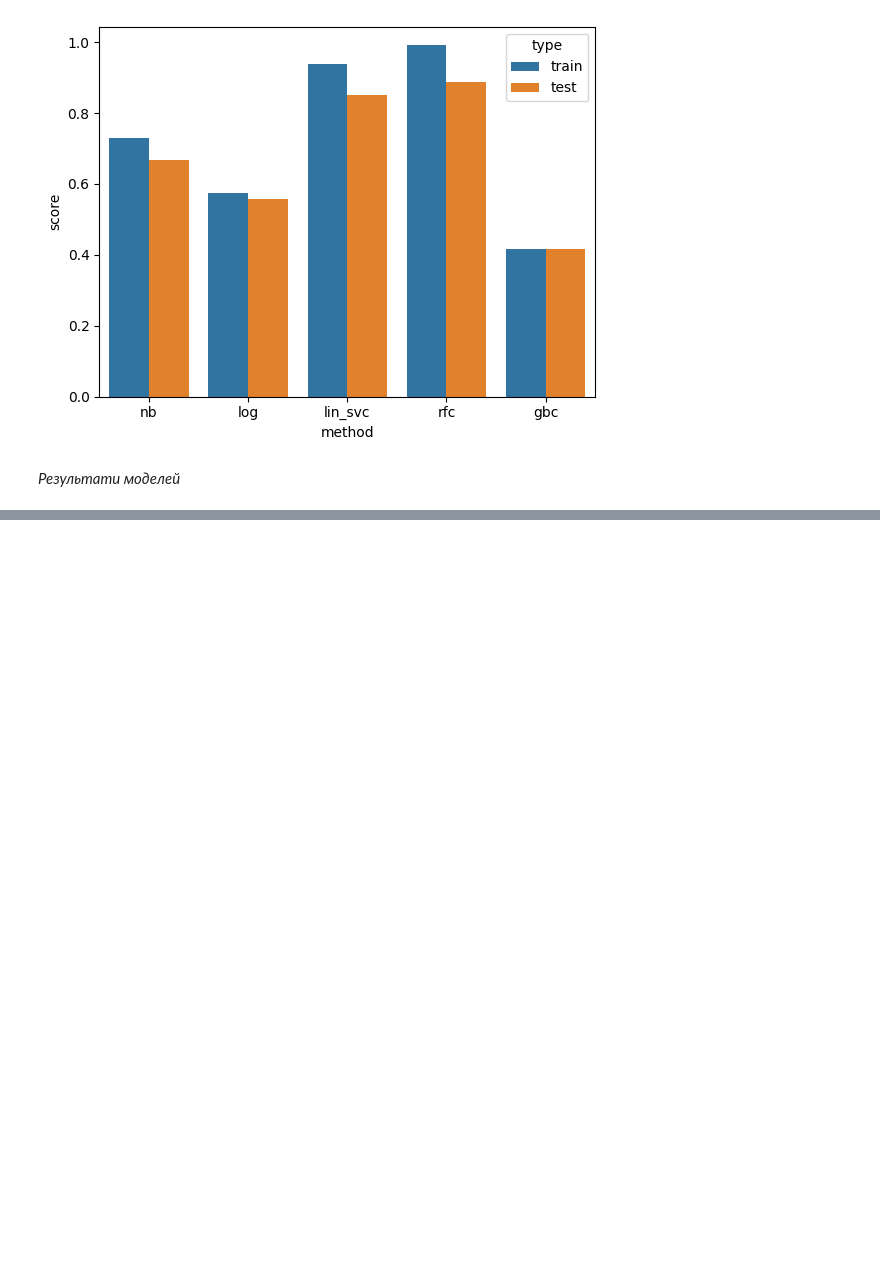
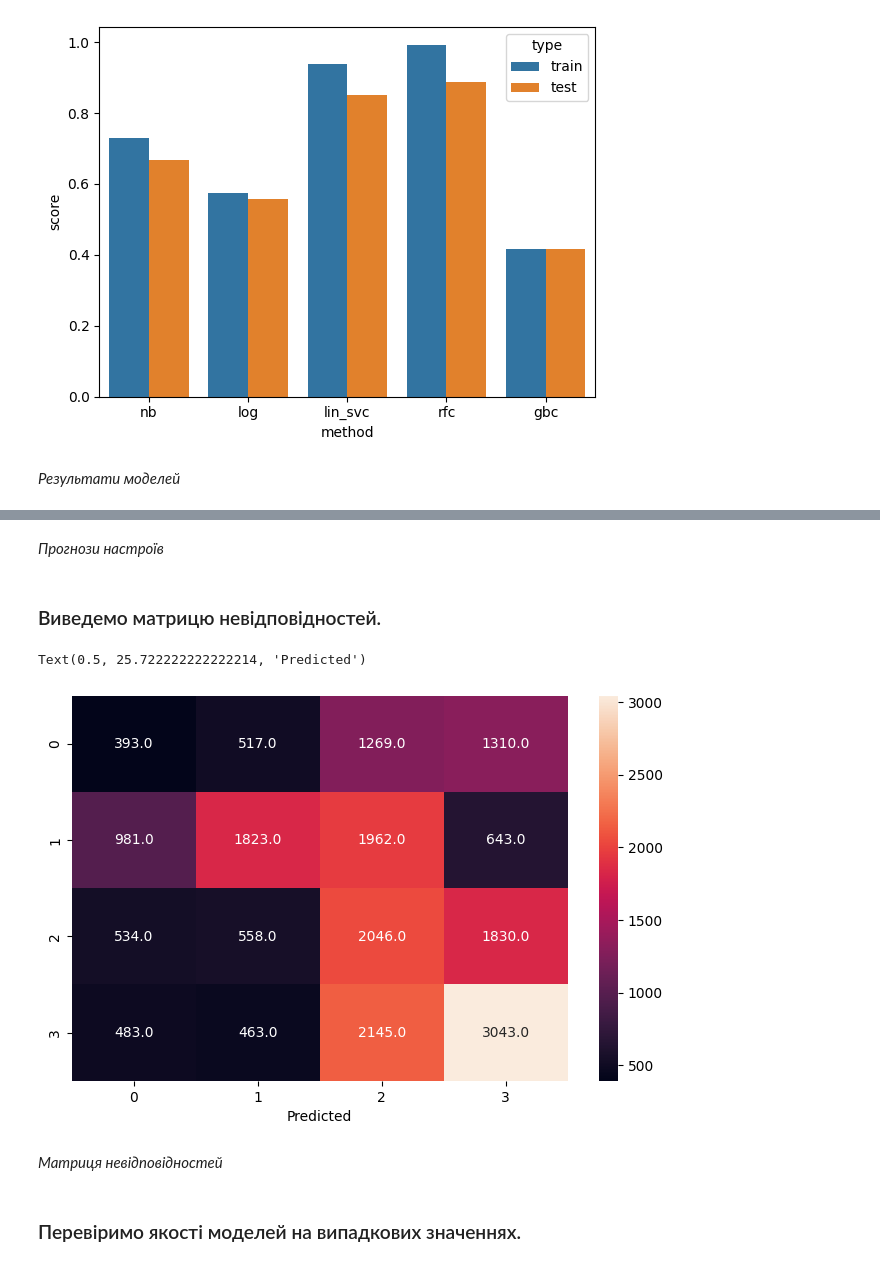
Before and after one commit to SideShowBoBGOT/TextAnalysisWithPythonSixthSemester, a Jupyter notebook: Lab6/lab6.ipynb, the cells around one changed output, grey strips where cells are left out. Cells and saved outputs as stored; diff of their text form; code cells hidden in the pictures; blank space fills up the shorter version.

```diff
--- a/Lab6/lab6.ipynb
+++ b/Lab6/lab6.ipynb
@@ -58,8 +58,10 @@ See the caveats in the documentation: https://pandas.pydata.org/pandas-docs/stab
 ### Перетворимо категоріальні змінні у числові за допомогою класу LabelEncoder з модуля sklearn.preprocessing.
 # %%
 from sklearn.preprocessing import LabelEncoder
-df['theme_lable'] = LabelEncoder().fit_transform(df.theme)
-df['att_lable'] = LabelEncoder().fit_transform(df.att)
+theme_encoder = LabelEncoder()
+att_encoder = LabelEncoder()
+df['theme_lable'] = theme_encoder.fit_transform(df.theme)
+df['att_lable'] = att_encoder.fit_transform(df.att)
 df
 # %% [output]
 A value is trying to be set on a copy of a slice from a DataFrame.
@@ -369,0 +392,15 @@ sns.barplot(x='method', y='score', hue='type', data=df_score)
+# %%
+train_blob, test_blob = df.content[:20000], df.att_lable[:20000]
+
+
+tbresult = [TextBlob(i).sentiment.polarity for i in train_blob.values]
+tbpred = []
+for r in tbresult:
+    if r <-0.2:
+        tbpred.append(1)
+    elif -0.2 <= r < 0:
+        tbpred.append(0)
+    elif 0 <= r < 0.2:
+        tbpred.append(2)
+    else:
+        tbpred.append(3)
@@ -369,0 +420,16 @@ sns.barplot(x='method', y='score', hue='type', data=df_score)
+# %% [markdown]
+*Прогнози настроїв*
+# %% [markdown]
+### Виведемо матрицю невідповідностей.
+# %%
+cm = confusion_matrix(test_blob, tbpred)
+plt.figure(figsize=(8, 5))
+sns.heatmap(cm, annot=True, fmt=".1f")
+plt.xlabel('Predicted')
+# %% [output]
+Text(0.5, 25.722222222222214, 'Predicted')
+[figure, added]
+# %% [markdown]
+*Матриця невідповідностей*
+# %% [markdown]
+### Перевіримо якості моделей на випадкових значеннях.
```
Also changed, not shown: parts of 15 cells of this notebook, 5 other files.
